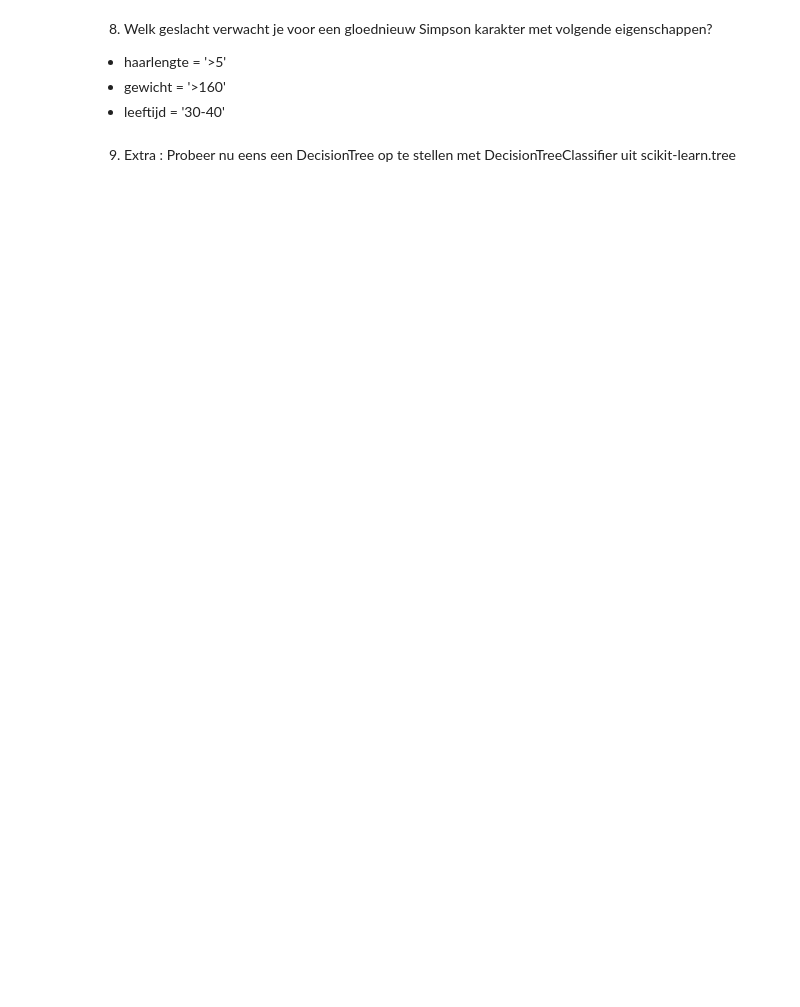
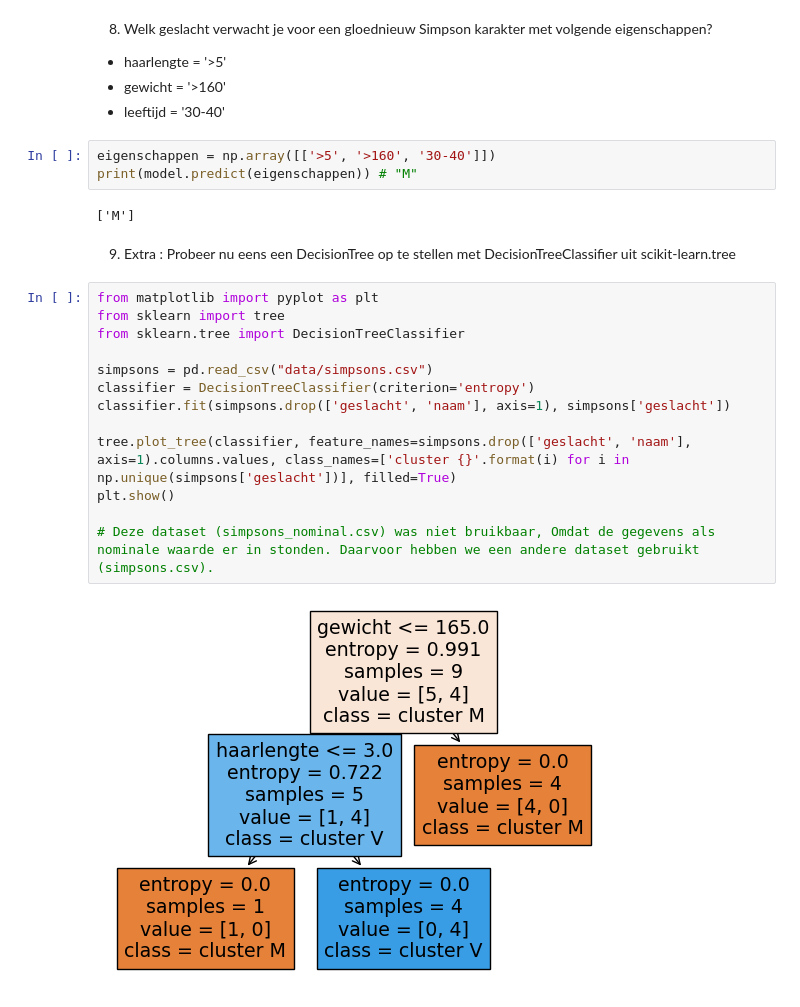
Before and after one commit to EliasDeHondt/DataScience1, a Jupyter notebook: W21P4/2 - The Simpsons.ipynb, the cells around one changed output. Saved outputs shown, nothing was run; the diff lists cells and outputs as text; blank space fills up the shorter version.

```diff
--- a/W21P4/2 - The Simpsons.ipynb
+++ b/W21P4/2 - The Simpsons.ipynb
@@ -45,5 +186,25 @@ Welke kolom kies je dus voor de volgende stap?
  * haarlengte = '>5'
  * gewicht = '>160'
  * leeftijd = '30-40'
+# %%
+eigenschappen = np.array([['>5', '>160', '30-40']])
+print(model.predict(eigenschappen)) # "M"
+# %% [output]
+['M']
 # %% [markdown]
 9. Extra : Probeer nu eens een DecisionTree op te stellen met DecisionTreeClassifier uit scikit-learn.tree
+# %%
+from matplotlib import pyplot as plt
+from sklearn import tree
+from sklearn.tree import DecisionTreeClassifier
+
+simpsons = pd.read_csv("data/simpsons.csv")
+classifier = DecisionTreeClassifier(criterion='entropy')
+classifier.fit(simpsons.drop(['geslacht', 'naam'], axis=1), simpsons['geslacht'])
+
+tree.plot_tree(classifier, feature_names=simpsons.drop(['geslacht', 'naam'], axis=1).columns.values, class_names=['cluster {}'.format(i) for i in np.unique(simpsons['geslacht'])], filled=True)
+plt.show()
+
+# Deze dataset (simpsons_nominal.csv) was niet bruikbaar, Omdat de gegevens als nominale waarde er in stonden. Daarvoor hebben we een andere dataset gebruikt (simpsons.csv).
+# %% [output]
+[figure, added]
```
Also changed, not shown: parts of 7 cells of this notebook, 4 other files.
